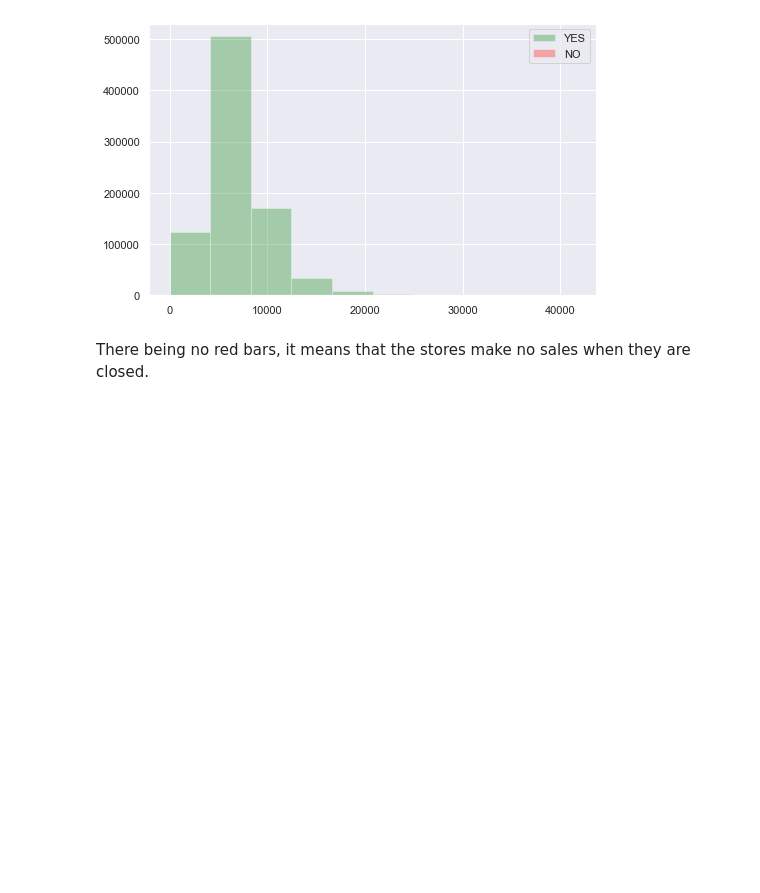
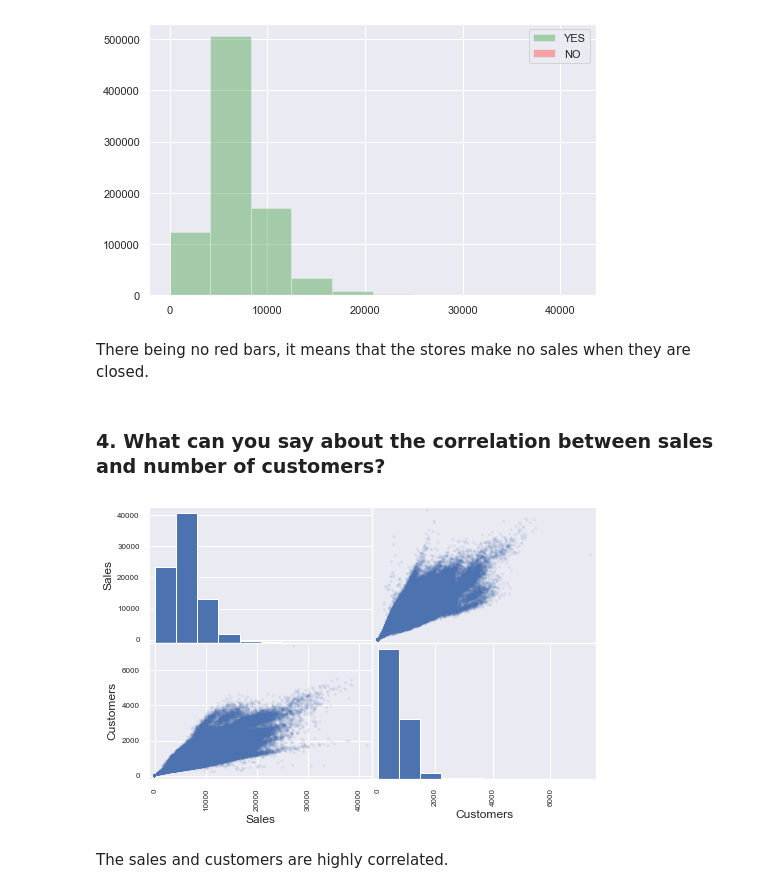
Before and after one commit to Tilda98/Pharmaceutical-Sales-Prediction, a Jupyter notebook: notebooks/EDA.ipynb, the cells around one changed output. Saved outputs shown, nothing was run; the diff lists cells and outputs as text; code cells hidden in the pictures; blank space fills up the shorter version.

Commit message:
Sales vs customers

```diff
--- a/notebooks/EDA.ipynb
+++ b/notebooks/EDA.ipynb
@@ -393,3 +383,14 @@ plt.plot()
 [figure]
 # %% [markdown]
 There being no red bars, it means that the stores make no sales when they are closed.
+# %% [markdown]
+### 4. What can you say about the correlation between sales and number of customers?
+# %%
+# Sales vs Customers
+from pandas.plotting import scatter_matrix
+attributes = ["Sales", "Customers"]
+scatter_matrix(train_df[attributes], alpha=0.1);
+# %% [output]
+[figure, added]
+# %% [markdown]
+The sales and customers are highly correlated.
```
Also changed, not shown: parts of 19 cells of this notebook.
